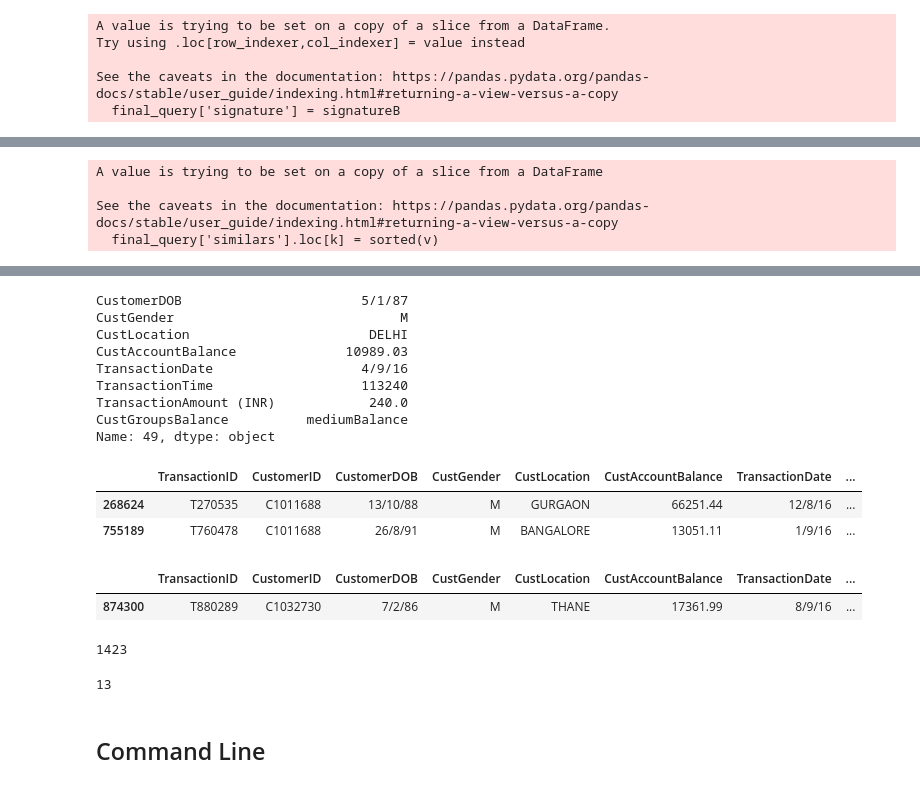
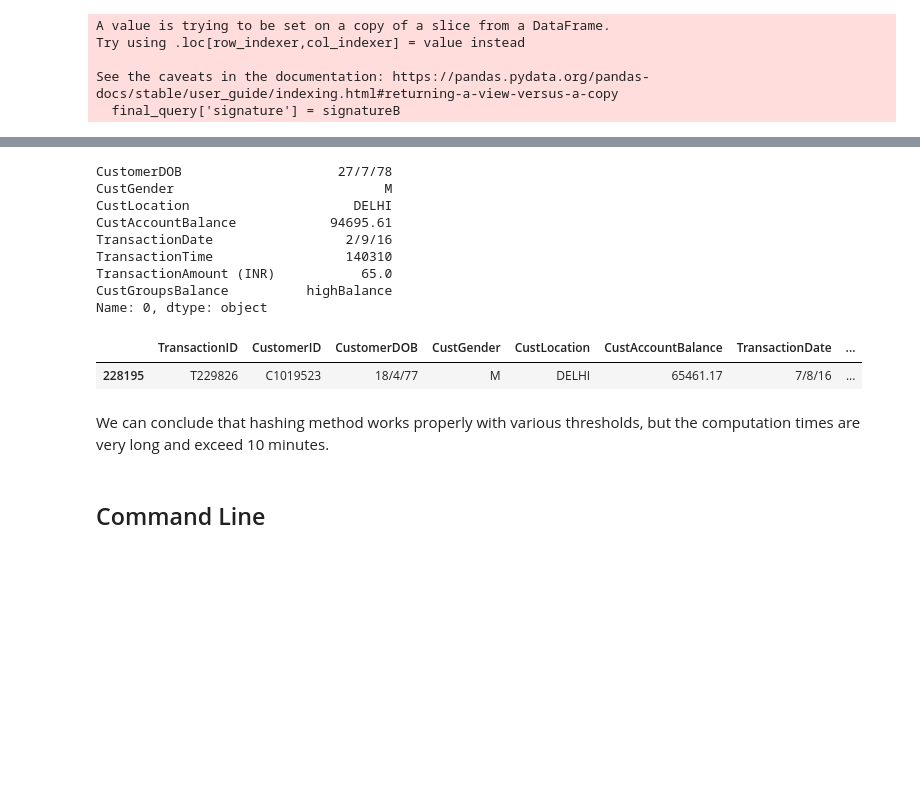
Before and after one commit to maryyyyna/ADM-HW4-Group14, a Jupyter notebook: Question1 + CommandLine.ipynb, the cells around one changed output, grey strips where cells are left out. Cells and saved outputs as stored; diff of their text form; code cells hidden in the pictures; blank space fills up the shorter version.

```diff
--- a/Question1 + CommandLine.ipynb
+++ b/Question1 + CommandLine.ipynb
@@ -311,11 +333,3 @@ similars = find_similars(transactions, final_query, 0.6)
-# %%
-for k,v in similars.items():
-    final_query['similars'].loc[k] = sorted(v)
-# %% [output]
-A value is trying to be set on a copy of a slice from a DataFrame
-
-See the caveats in the documentation: https://pandas.pydata.org/pandas-docs/stable/user_guide/indexing.html#returning-a-view-versus-a-copy
-  final_query['similars'].loc[k] = sorted(v)
 # %%
 final_query
 # %% [output]
@@ -337,36 +351,24 @@ final_query
 | 48 | 7/4/94 | F | PUNE | mediumBalance | 1014.00 | 5/9/16 | ... |
 | 49 | 5/1/87 | M | DELHI | mediumBalance | 240.00 | 4/9/16 | ... |
 # %%
-query.loc[49]
+query.loc[0]
 # %% [output]
-CustomerDOB                       5/1/87
-CustGender                             M
-CustLocation                       DELHI
-CustAccountBalance              10989.03
-TransactionDate                   4/9/16
-TransactionTime                   113240
-TransactionAmount (INR)            240.0
-CustGroupsBalance          mediumBalance
-Name: 49, dtype: object
+CustomerDOB                    27/7/78
+CustGender                           M
+CustLocation                     DELHI
+CustAccountBalance            94695.61
+TransactionDate                 2/9/16
+TransactionTime                 140310
+TransactionAmount (INR)           65.0
+CustGroupsBalance          highBalance
+Name: 0, dtype: object
 # %%
-bank_transactions[bank_transactions.CustomerID == 'C1011688']
+bank_transactions.loc[bank_transactions.CustomerID == 'C1019523']
 # %% [output]
 |  | TransactionID | CustomerID | CustomerDOB | CustGender | CustLocation | CustAccountBalance | TransactionDate | ... |
-| 268624 | T270535 | C1011688 | 13/10/88 | M | GURGAON | 66251.44 | 12/8/16 | ... |
-| 755189 | T760478 | C1011688 | 26/8/91 | M | BANGALORE | 13051.11 | 1/9/16 | ... |
+| 228195 | T229826 | C1019523 | 18/4/77 | M | DELHI | 65461.17 | 7/8/16 | ... |
-# %%
-bank_transactions[bank_transactions.CustomerID == 'C1032730']
-# %% [output]
-|  | TransactionID | CustomerID | CustomerDOB | CustGender | CustLocation | CustAccountBalance | TransactionDate | ... |
-| 874300 | T880289 | C1032730 | 7/2/86 | M | THANE | 17361.99 | 8/9/16 | ... |
-# %%
-len(set(final_query.loc[0]['neighbors']).intersection(set(final_query.loc[0]['similars'])))
-# %% [output]
-1423
-# %%
-len(set(final_query.loc[1]['neighbors']).intersection(set(final_query.loc[1]['similars'])))
-# %% [output]
-13
+# %% [markdown]
+We can conclude that hashing method works properly with various thresholds, but the computation times are very long and exceed 10 minutes.
 # %% [markdown]
 ## Command Line
 # %% [markdown]
```
Also changed, not shown: parts of 22 cells of this notebook, 1 other file.
